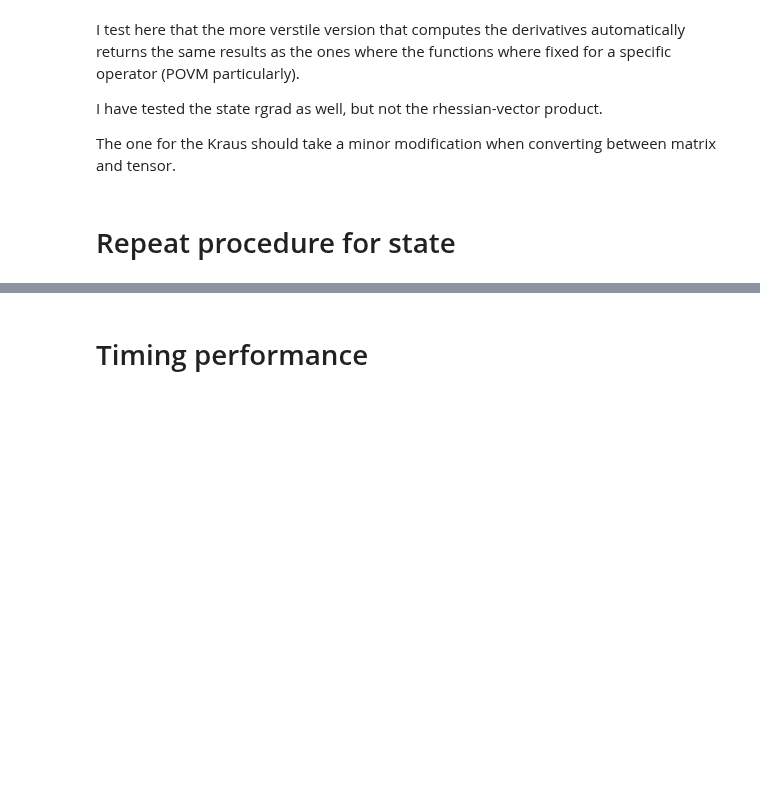
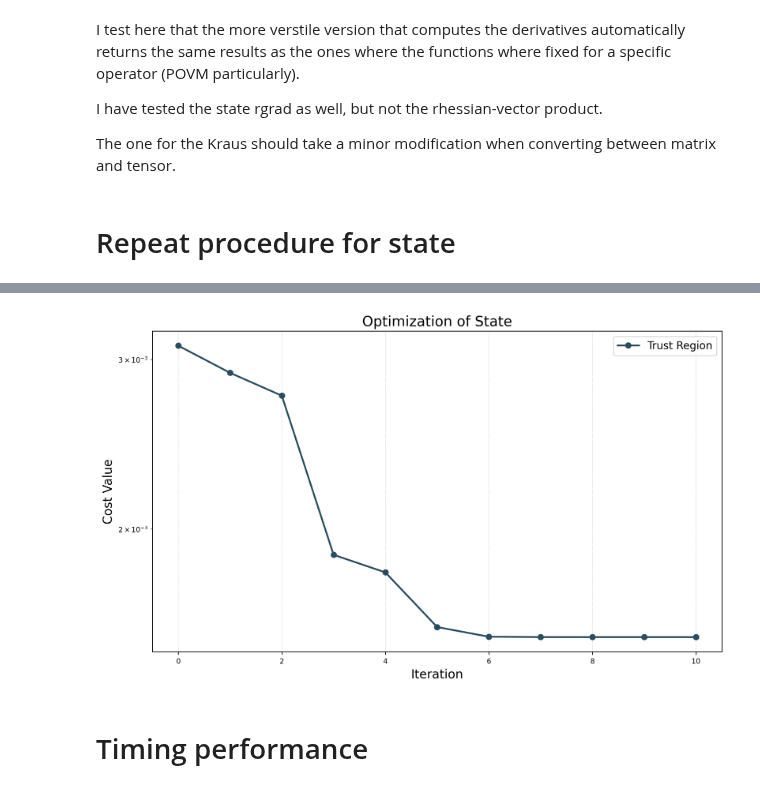
Before and after one commit to EmilianoG-byte/iqm-benchmarks, a Jupyter notebook: playground/hessian/trust_region.ipynb, the cells around one changed output, grey strips where cells are left out. Saved outputs shown, nothing was run; the diff lists cells and outputs as text; code cells hidden in the pictures; blank space fills up the shorter version.

```diff
--- a/playground/hessian/trust_region.ipynb
+++ b/playground/hessian/trust_region.ipynb
@@ -787,3 +683,14 @@ I have tested the state rgrad as well, but not the rhessian-vector product.
 The one for the Kraus should take a minor modification when converting between matrix and tensor.
 # %% [markdown]
 # Repeat procedure for state
+# %%
+cost_fn_state = lambda x: cost_function_jax_mps(
+    kraus=kraus_tensor_init_jax,
+    state_psd=x,
+    povm_psd=povm_psd_init_jax, # to see if we can keep decreasing the cost function
+    indices_list=indices_list_2q,
+    prob_matrix=prob_matrix_2q_sampled,
+    jit=True
+)
+
+cost_fn_state(state_psd_init_jax)
@@ -790,3 +699,17 @@ The one for the Kraus should take a minor modification when converting between m
 # %%
-
-x_init_state = state_psd_init_jax
+x_state_optimized, x_state_array_optimized, cost_state_fx_optimized = run_trust_region_optimization(
+    x_init=state_psd_init_jax,
+    cost_function=cost_fn_state,
+    radius_init=radius_init,
+    num_iterations=num_iterations_tr,
+    max_radius=max_radius,
+    quotient_trust=quotient_trust,
+    operator_type="state",
+    metric_cg=metric,
+    num_iterations_cg=num_iterations_cg,
+    theta_cg=None,
+    kappa_cg=kappa,
+    tol_grad=tol_grad,
+    verbose_cg=True,
+    verbose=True,
+)
@@ -793,3 +757,10 @@ x_init_state = state_psd_init_jax
+# %%
+title = "Optimization of State"
+cost_array_state = [cost_state_fx_optimized]
+labels_state = ["Trust Region"]
+plot_cost_function(cost_array=cost_array_state, title=title, labels=labels_state)
+# %% [output]
+[figure, added]
 # %% [markdown]
 # Timing performance
 # %%
```
Also changed, not shown: parts of 11 cells of this notebook, 1 other file.
